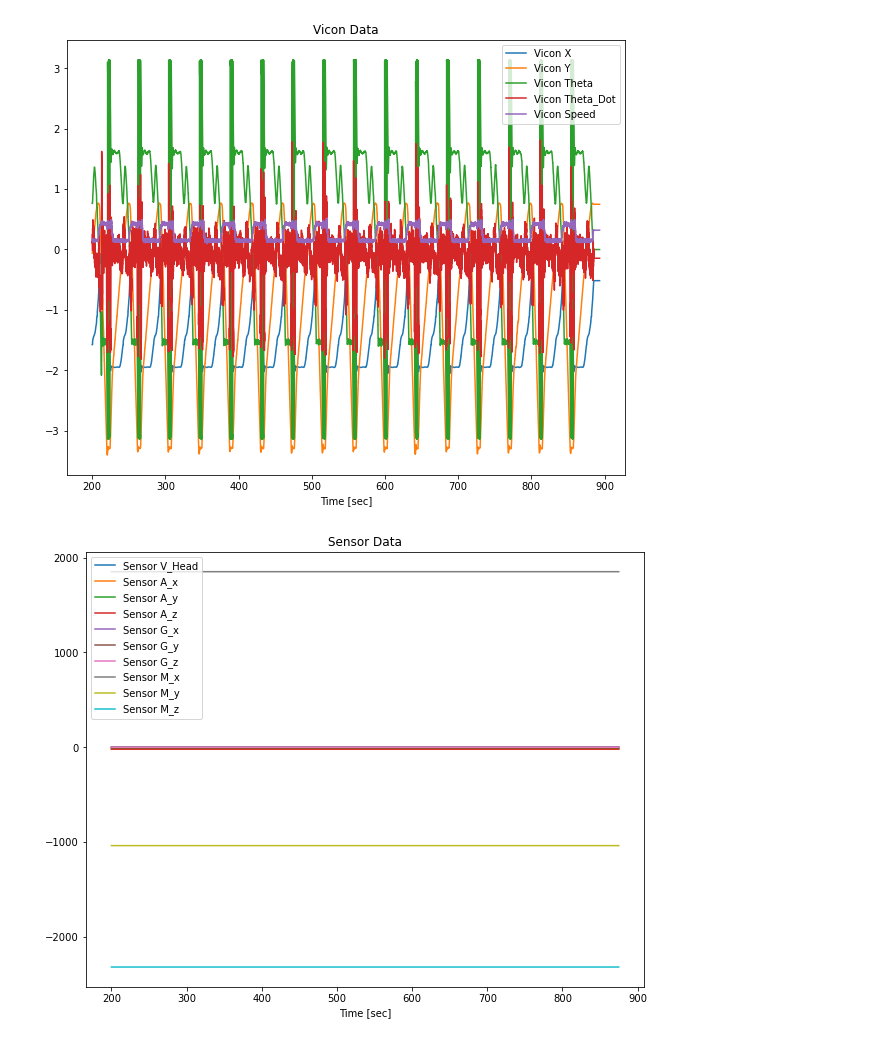
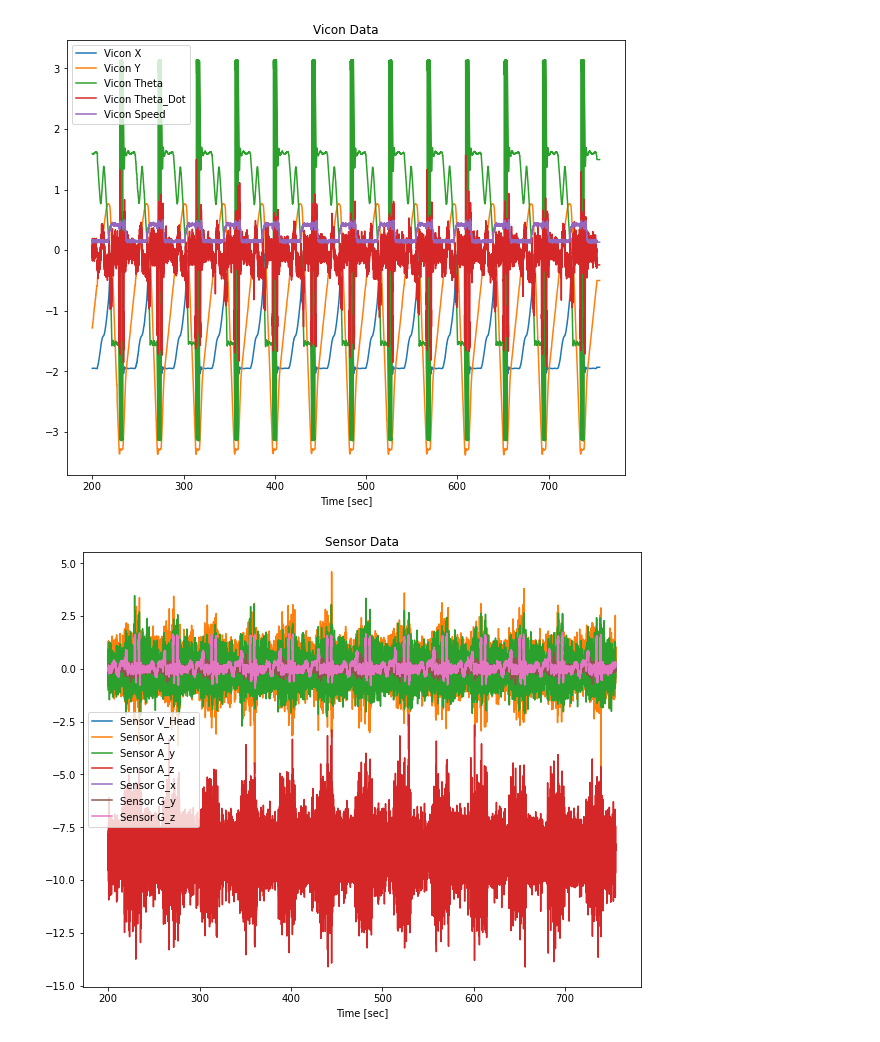
Before and after one commit to fdoyle6/Summer-IDS-Lab, a Jupyter notebook: Variance Calculator.ipynb, the cells around one changed output. Saved outputs shown, nothing was run; the diff lists cells and outputs as text; code cells hidden in the pictures.

Commit message:
New data with the sensors working
Seems to be a bias error in the acceleration measurements

```diff
--- a/Variance Calculator.ipynb
+++ b/Variance Calculator.ipynb
@@ -121,34 +121,34 @@ sensorGzs *= kGyro
 # %%
 # Plot data to see what's necessary
 # Vicon Data
 plt.plot(viconT, viconX, label = 'Vicon X')
 plt.plot(viconT, viconY, label = 'Vicon Y')
 plt.plot(viconT, viconTheta, label = 'Vicon Theta')
 plt.plot(viconT, viconTheta_dot, label = 'Vicon Theta_Dot')
 plt.plot(viconT, viconSpeed, label = 'Vicon Speed')
 plt.xlabel('Time [sec]'); plt.title('Vicon Data'); plt.legend(); plt.figure();
 
 # Sensor Data
 plt.plot(sensorT, sensorVHead, label = 'Sensor V_Head') # This is the only non-constant signal
 plt.plot(sensorT, sensorAxs, label = 'Sensor A_x')
 plt.plot(sensorT, sensorAys, label = 'Sensor A_y')
 plt.plot(sensorT, sensorAzs, label = 'Sensor A_z')
 plt.plot(sensorT, sensorGxs, label = 'Sensor G_x')
 plt.plot(sensorT, sensorGys, label = 'Sensor G_y')
 plt.plot(sensorT, sensorGzs, label = 'Sensor G_z')
-plt.plot(sensorT, sensorMxs, label = 'Sensor M_x')
-plt.plot(sensorT, sensorMys, label = 'Sensor M_y')
-plt.plot(sensorT, sensorMzs, label = 'Sensor M_z')
+#plt.plot(sensorT, sensorMxs, label = 'Sensor M_x')
+#plt.plot(sensorT, sensorMys, label = 'Sensor M_y')
+#plt.plot(sensorT, sensorMzs, label = 'Sensor M_z')
 plt.xlabel('Time [sec]'); plt.title('Sensor Data'); plt.legend(); plt.figure();
 
 # Waypoint Data
 plt.plot(waypointT, waypointX, label = 'Waypoint X')
 plt.plot(waypointT, waypointY, label = 'Waypoint Y')
 plt.plot(waypointT, waypointVhead, label = 'Waypoint V_Head')
 plt.plot(waypointT, waypointVlat, label = 'Waypoint V_Lat')
 plt.plot(waypointT, waypointTheta, label = 'Waypoint Theta')
 plt.plot(waypointT, waypointTheta_dot, label = 'Waypoint Theta_Dot')
 plt.xlabel('Time [sec]'); plt.title('Waypoint Data'); plt.legend();
 # %% [output]
-[figure, old version]
+[figure, new version]
-[figure, old version]
+[figure, new version]
```
Also changed, not shown: parts of 5 cells of this notebook, 3 other files.
